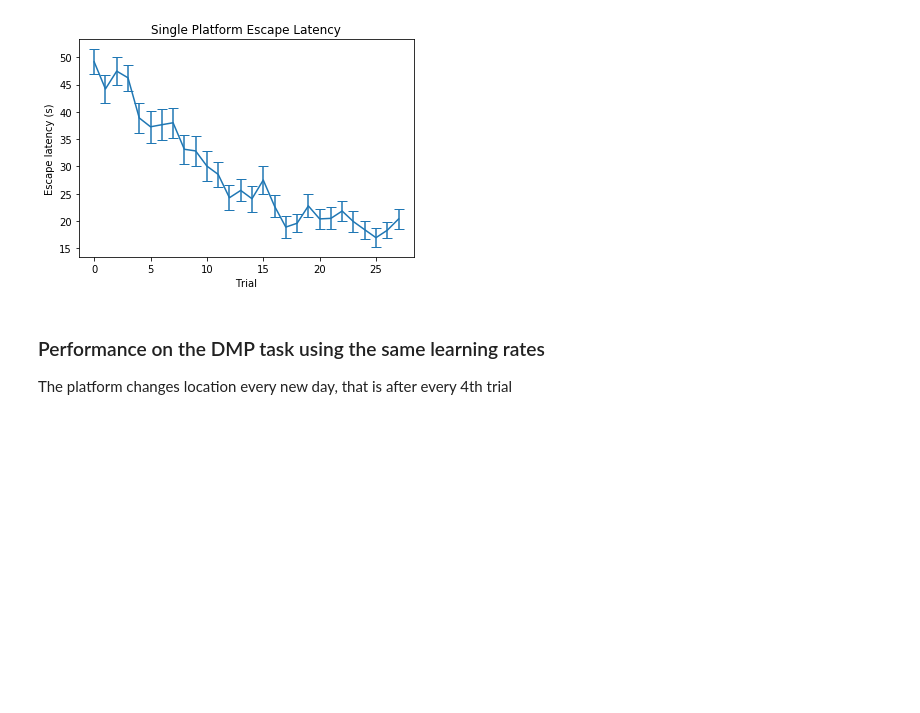
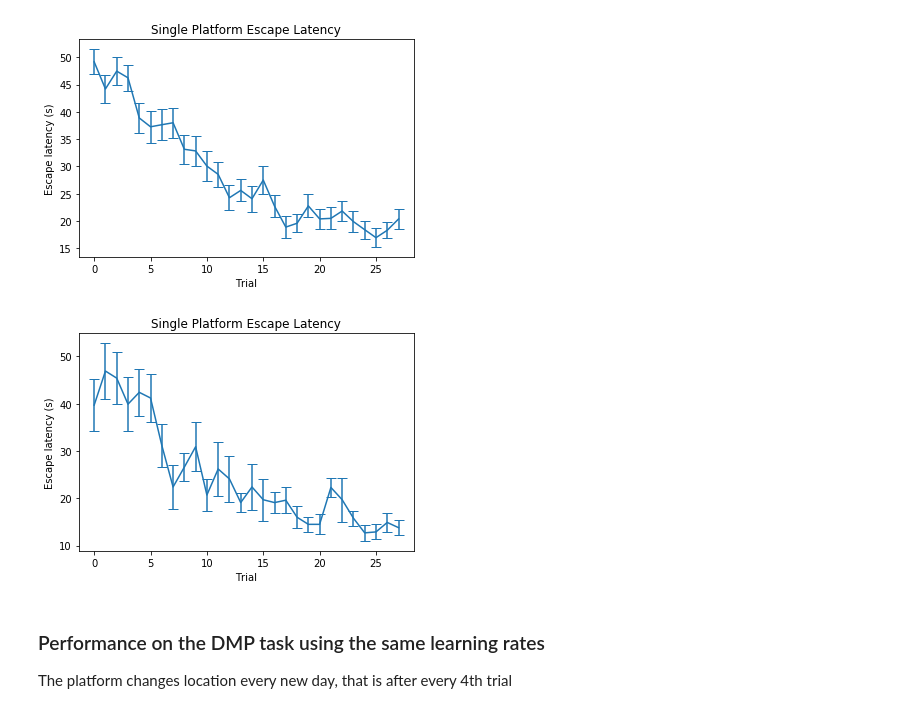
Before and after one commit to affanjilani/temporal-difference-learning, a Jupyter notebook: watermaze_template.ipynb, the cells around one changed output. Cells and saved outputs as stored; diff of their text form; code cells hidden in the pictures; blank space fills up the shorter version.

```diff
--- a/watermaze_template.ipynb
+++ b/watermaze_template.ipynb
@@ -702,6 +688,7 @@ def calculate_escape_latencies(
     return mean_latencies_by_trial, latency_std_err_by_trial
 
 def plot_escape_latency_by_trial(title, mean, std_err):
+    plt.figure(figsize=(17,8))
     plt.errorbar(np.arange(len(mean)), mean, yerr=std_err, capsize=5)
     plt.xlabel('Trial')
     plt.ylabel("Escape latency (s)")
@@ -715,6 +702,13 @@ plot_escape_latency_by_trial('Single Platform Escape Latency',
                              escape_latencies_actor_critic[0], escape_latencies_actor_critic[1])
 # %% [output]
 [figure]
+# %%
+escape_latencies_actor_critic = calculate_escape_latencies(gen_model=lambda : ActorCriticModel(num_place_cells=493,actor_learning_rate=0.15, critic_learning_rate=0.04, field_breadth=16),
+                                                           iterations=10)
+plot_escape_latency_by_trial('Single Platform Escape Latency',
+                             escape_latencies_actor_critic[0], escape_latencies_actor_critic[1])
+# %% [output]
+[figure, added]
 # %% [markdown]
 ### Performance on the DMP task using the same learning rates
 The platform changes location every new day, that is after every 4th trial
```
Also changed, not shown: parts of 12 cells of this notebook, 2 other files.
